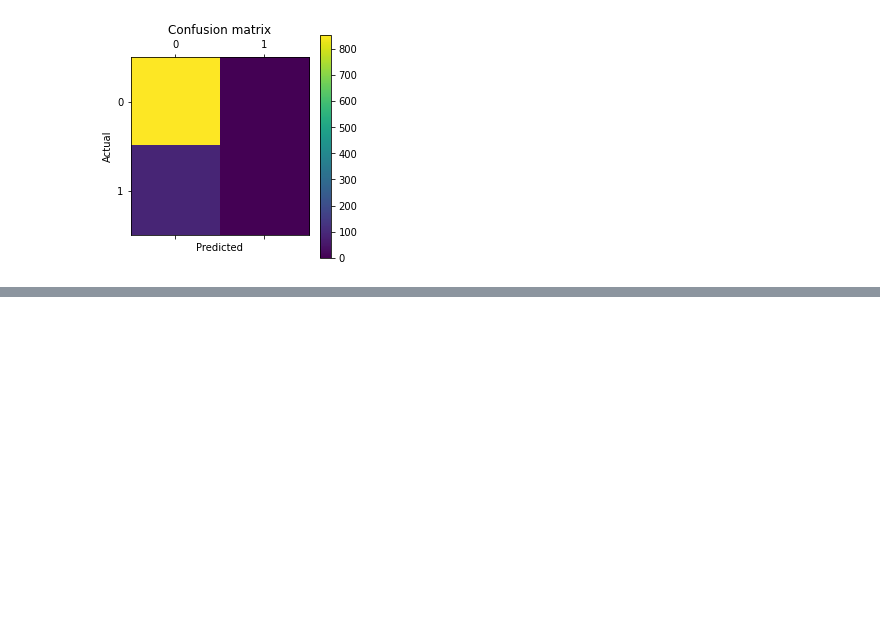
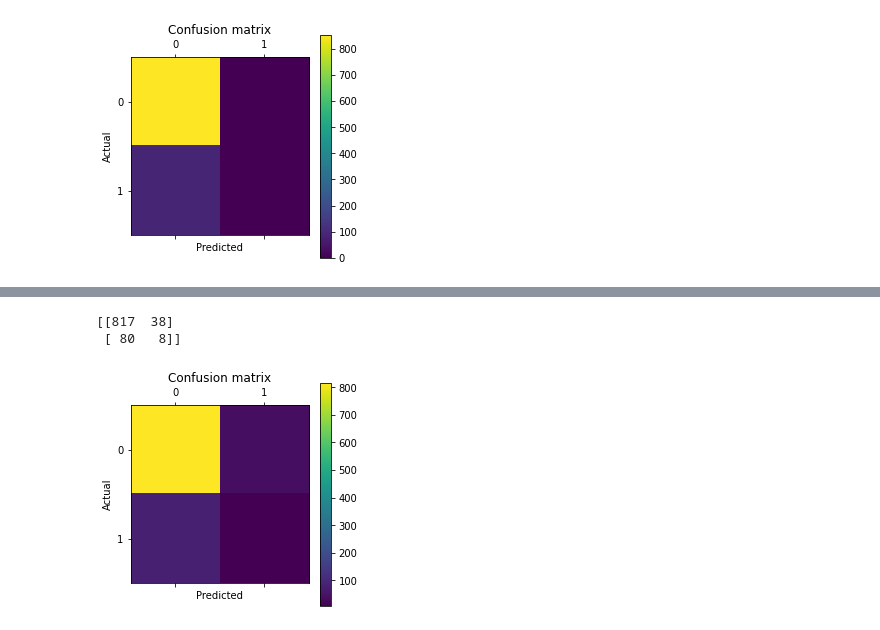
Before and after one commit to zuyouchen/is-407-final-proj, a Jupyter notebook: scripts/ml-methods.ipynb, the cells around one changed output, grey strips where cells are left out. Saved outputs shown, nothing was run; the diff lists cells and outputs as text; code cells hidden in the pictures; blank space fills up the shorter version.

```diff
--- a/scripts/ml-methods.ipynb
+++ b/scripts/ml-methods.ipynb
@@ -966,0 +1134,7 @@ plt.show()
+# %%
+# Define our classifier model, fit using the prior defined train-test split
+treeclf_all = tree.DecisionTreeClassifier(min_samples_split=15, random_state=407)
+treeclf_all = treeclf_all.fit(X_train_all, y_train_all)
+
+# Predict Diabetes
+treeclf_all_pred_test = treeclf_all.predict(X_test_all)
@@ -966,0 +1163,16 @@ plt.show()
+# %%
+# Print the confusion matrix
+treeclf_matrix_all = confusion_matrix(y_test_all, treeclf_all_pred_test)
+print(treeclf_matrix_all)
+
+# Visualize the confusion matrix
+plt.matshow(treeclf_matrix_all)
+plt.title('Confusion matrix')
+plt.colorbar()
+plt.ylabel('Actual')
+plt.xlabel('Predicted')
+plt.show()
+# %% [output]
+[[817  38]
+ [ 80   8]]
+[figure, added]
```
Also changed, not shown: parts of 31 cells of this notebook, 1 other file.
